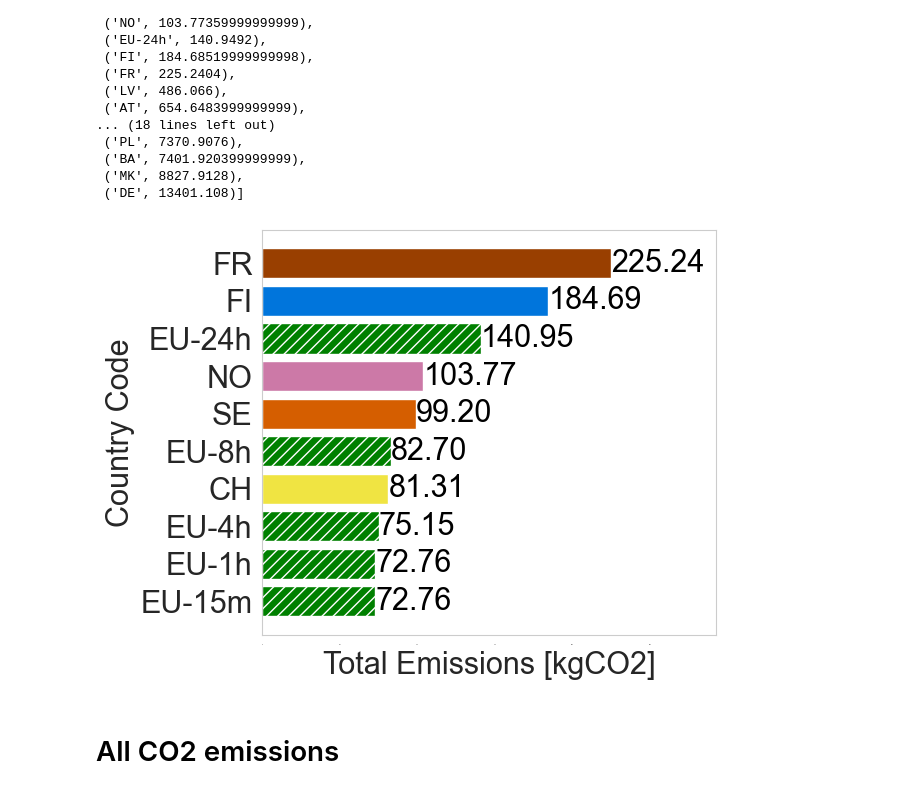
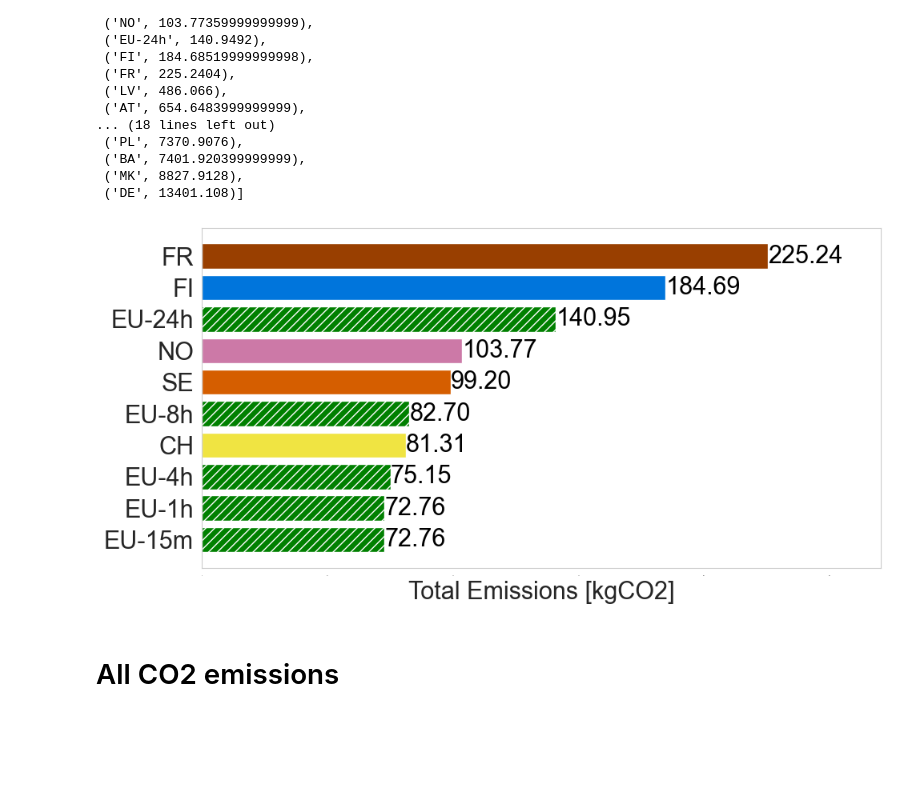
Before and after one commit to Radu-Nicolae/opendc-m3sa, a Jupyter notebook: exp3/exp3-plots.ipynb, the cells around one changed output. Saved outputs shown, nothing was run; the diff lists cells and outputs as text; code cells hidden in the pictures; blank space fills up the shorter version.

```diff
--- a/exp3/exp3-plots.ipynb
+++ b/exp3/exp3-plots.ipynb
@@ -134,30 +140,30 @@ lowest_10_models = all_metamodels[:10]
 lowest_10_emissions = [x[1] for x in lowest_10_models]
 lowest_10_countries = [x[0] for x in lowest_10_models]
 # %%
-
+plt.figure(figsize=(10, 5))
 bars = plt.barh(lowest_10_countries, lowest_10_emissions, color=['green' if emission in [x[1] for x in migration_metamodels] else colorblind_friendly_colors[i] for i, emission in enumerate(lowest_10_emissions)])
 plt.xlabel('Total Emissions [kgCO2]', fontsize=22)
-plt.xlim(0, max(lowest_10_emissions) * 1.3)
+plt.xlim(0, max(lowest_10_emissions) * 1.2)
 plt.yticks(fontsize=22)  # Adjusted for better visibility and fit
-plt.ylabel('Country Code', fontsize=22)
+# plt.ylabel('Country Code', fontsize=22)
 plt.xticks(fontsize=0)  # Adjusted for better visibility and fit
 
 for bar, emission in zip(bars, lowest_10_emissions):
     # if it is an eu bar, then give is a special pattern
     if emission in [x[1] for x in migration_metamodels]:
         bar.set_hatch('///')
 
     # if the text contains a dot, remove the dot
     plt.text(bar.get_width(), bar.get_y() + bar.get_height()/2, f'{emission:.2f}',
              va='center', ha='left', fontsize=22, color='black')
 
 # grid off
 plt.grid(False)
 plt.tight_layout()
-plt.savefig('exp3-lowest-10-emissions.pdf')
+plt.savefig('plots/exp3-lowest-10-emissions.pdf')
 # just vertical grid
 # %% [output]
-[figure, old version]
+[figure, new version]
 # %% [markdown]
 # All CO2 emissions
 # %%
```
Also changed, not shown: parts of 6 cells of this notebook, 9 other files.
